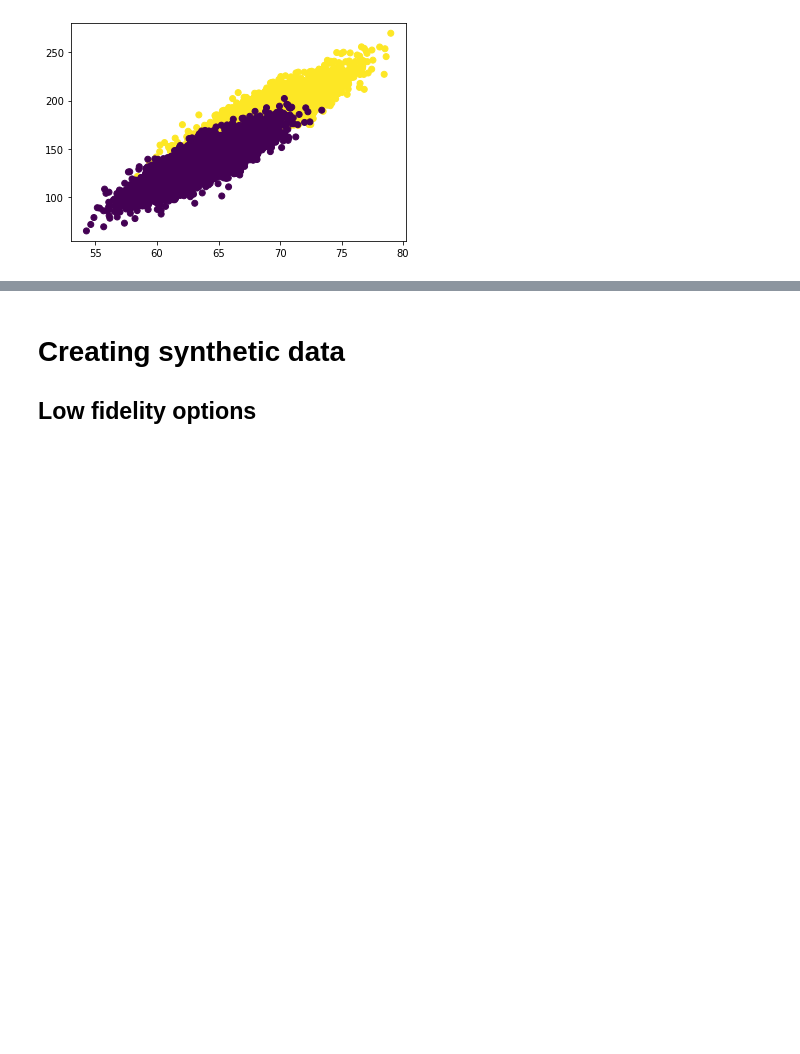
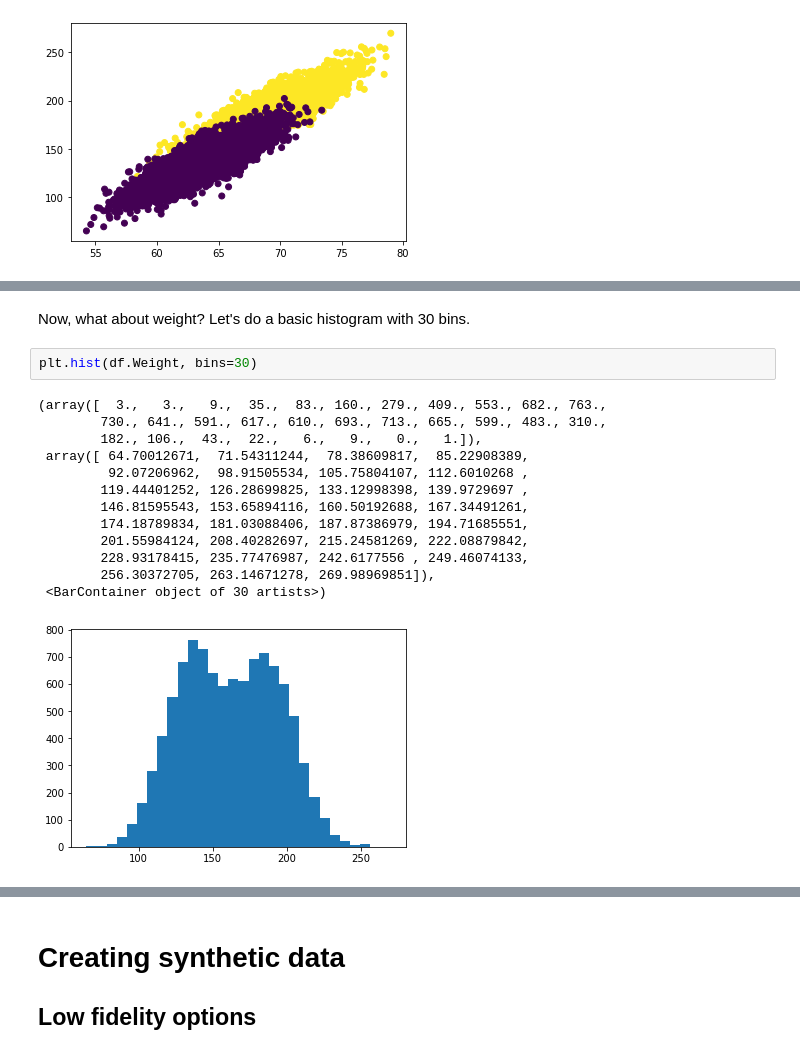
Before and after one commit to UKDataServiceOpen/Synthetic-Data, a Jupyter notebook: code-demo/CodeDemo-Basics.ipynb, the cells around one changed output, grey strips where cells are left out. Saved outputs shown, nothing was run; the diff lists cells and outputs as text; blank space fills up the shorter version.

```diff
--- a/code-demo/CodeDemo-Basics.ipynb
+++ b/code-demo/CodeDemo-Basics.ipynb
@@ -207,0 +275,18 @@ The visualisations show that there is a clear relationship between the variables
+# %% [markdown]
+Now, what about weight? Let's do a basic histogram with 30 bins.
+# %%
+plt.hist(df.Weight, bins=30)
+# %% [output]
+(array([  3.,   3.,   9.,  35.,  83., 160., 279., 409., 553., 682., 763.,
+        730., 641., 591., 617., 610., 693., 713., 665., 599., 483., 310.,
+        182., 106.,  43.,  22.,   6.,   9.,   0.,   1.]),
+ array([ 64.70012671,  71.54311244,  78.38609817,  85.22908389,
+         92.07206962,  98.91505534, 105.75804107, 112.6010268 ,
+        119.44401252, 126.28699825, 133.12998398, 139.9729697 ,
+        146.81595543, 153.65894116, 160.50192688, 167.34491261,
+        174.18789834, 181.03088406, 187.87386979, 194.71685551,
+        201.55984124, 208.40282697, 215.24581269, 222.08879842,
+        228.93178415, 235.77476987, 242.6177556 , 249.46074133,
+        256.30372705, 263.14671278, 269.98969851]),
+ <BarContainer object of 30 artists>)
+[figure, added]
```
Also changed, not shown: parts of 52 cells of this notebook.
